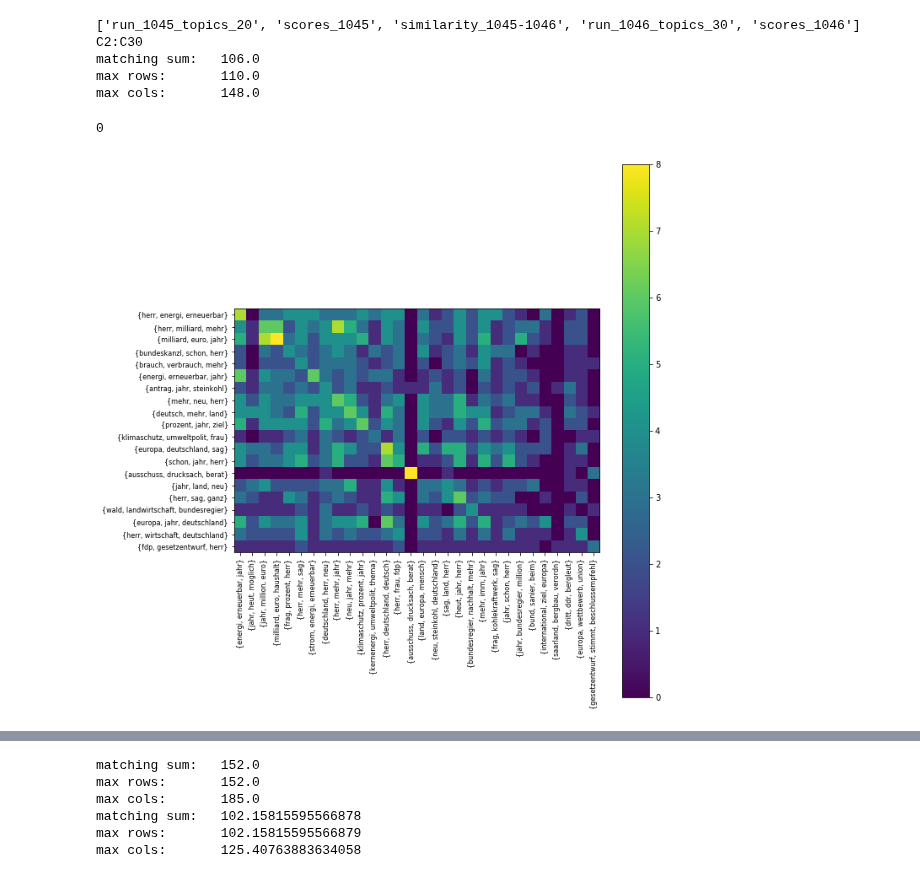
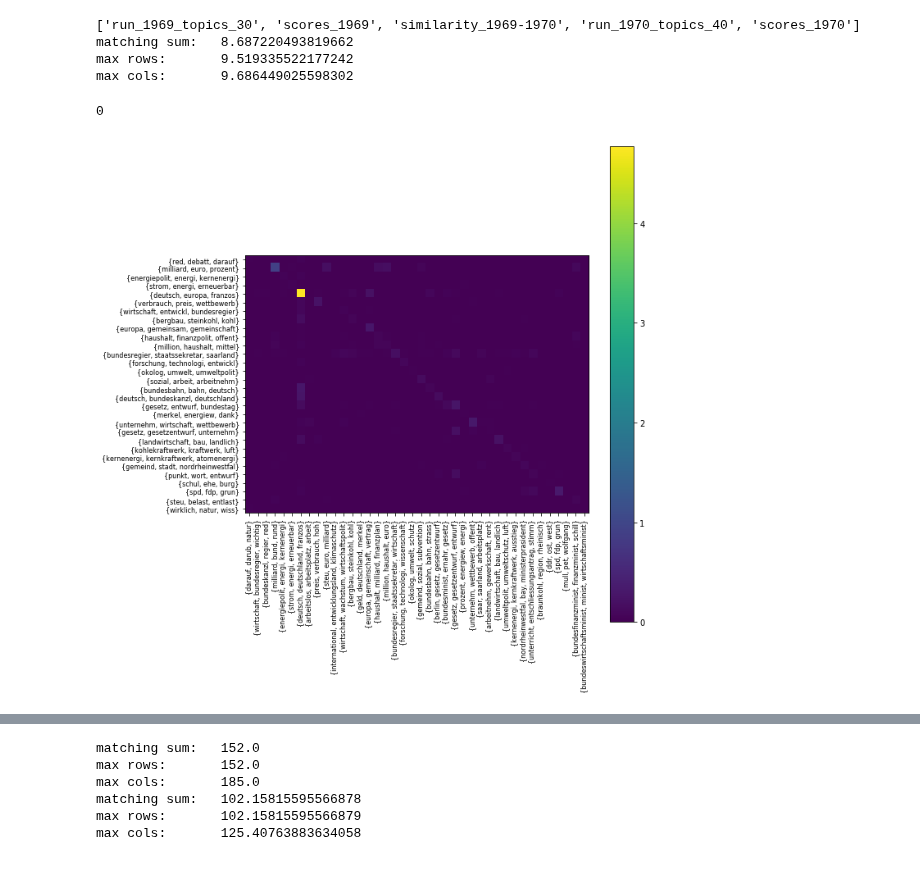
Before and after one commit to mcc-apsis/coal-discourse, a Jupyter notebook: 06_topic_comparison_new_with_bipartite_graph.ipynb, the cells around one changed output, grey strips where cells are left out. Drawn from its saved outputs; the diff is of its cells as text; code cells hidden in the pictures.

```diff
--- a/06_topic_comparison_new_with_bipartite_graph.ipynb
+++ b/06_topic_comparison_new_with_bipartite_graph.ipynb
@@ -56,0 +42,12 @@ topics2 = Topic.objects.filter(run_id=stat2.parent_run_id).order_by('-score')
+# %%
+#runs = tm.RunStats.objects.filter(psearch__id=63, method='BD', alpha=0.01, top_chain_var=0.005).order_by('K')
+#runs = tm.RunStats.objects.filter(psearch__id=63, method='BD', K=40, alpha=0.01, status=3).order_by('top_chain_var')
+runs = tm.RunStats.objects.filter(psearch__id=63, method='BD', K=40, top_chain_var=0.005, status=3).order_by('alpha')
+
+
+run_ids = [run.run_id for run in runs]
+print(run_ids)
+print("K: {}".format([run.K for run in runs]))
+print("alpha: {}".format([run.alpha for run in runs]))
+print("top_chain_var: {}".format([run.top_chain_var for run in runs]))
+print("status: {}".format([run.status for run in runs]))
@@ -61,16 +129,4 @@ save_topic_list_as_table(topics1, "topic_list_{}_{}_K{}_tei.csv".format(search_w
 # %%
-# Compares NMF and LDA methods for K=30
-% matplotlib inline
-
-#runs = [run_id1, run_id2]
-runs = [969,973]
-runs = tm.RunStats.objects.filter(pk__in=runs).order_by('K')
-
-res_tw, ss, score_matrix = compare_topic_queryset(runs, order_by_str='-score')
-
-options = {'fname': "/home/leey/coal-discourse"}
-save_res(runs, [res_tw,ss], options)
-
 #draw_score_matrix(score_matrix, topics1, topics2, match=True, filename="topword_score_matrix_{}_{}_K{}.pdf".format(search_word, method, K))
-draw_score_matrix(score_matrix, topics1, topics2, match=True, filename="topword_score_matrix_{}_{}_K{}.png".format(search_word, method, K))
+draw_score_matrix(score_matrix, topics[0], topics[1], match=True, filename="topword_score_matrix_{}_{}_K{}_K{}.png".format(search_name, method, Ks[0], Ks[1]))
 # %% [output]
@@ -79,22 +138,13 @@ UnboundLocalError: local variable 'mdf' referenced before assignment
 # %%
-#Top Word Overlap comparison method
-% matplotlib inline
+#Score Product comparison method
+res, ss, score_prod_matrix = compare_topic_queryset(runs, method="score_product", order_by_str='-score')
 
-runs = [run_id1, run_id2]
-runs = RunStats.objects.filter(pk__in=runs).order_by('K')
-
-res_tw, ss, score_matrix = compare_topic_queryset(runs, order_by_str='-score')
-
-options = {'fname': "/home/leey/coal-discourse"}
-save_res(runs, [res_tw,ss], options)
-
-#draw_score_matrix(score_matrix[0], topics1, topics2, match=True, filename="topword_score_matrix_{}_{}_K{}.pdf".format(search_word, method, K))
-draw_score_matrix(score_matrix, topics1, topics2, match=True, filename="topword_score_matrix_{}_{}_K{}_{}.png".format(search_word, method, K1, K2))
+#draw_score_matrix(score_prod_matrix, topics1, topics2, match=True, filename="prod_score_matrix_{}_{}_K{}.pdf".format(search_word, method, K))
+draw_score_matrix(score_prod_matrix, topics[0], topics[1], match=True, filename="prod_score_matrix_{}_{}_K{}_K{}.png".format(search_name, method, Ks[0], Ks[1]))
 # %% [output]
-['run_1045_topics_20', 'scores_1045', 'similarity_1045-1046', 'run_1046_topics_30', 'scores_1046']
-C2:C30
-matching sum:   106.0
-max rows:       110.0
-max cols:       148.0
+['run_1969_topics_30', 'scores_1969', 'similarity_1969-1970', 'run_1970_topics_40', 'scores_1970']
+matching sum:   8.687220493819662
+max rows:       9.519335522177242
+max cols:       9.686449025598302
 0
-[figure, old version]
+[figure, new version]
```
Also changed, not shown: parts of 10 cells of this notebook, 42 other files.
